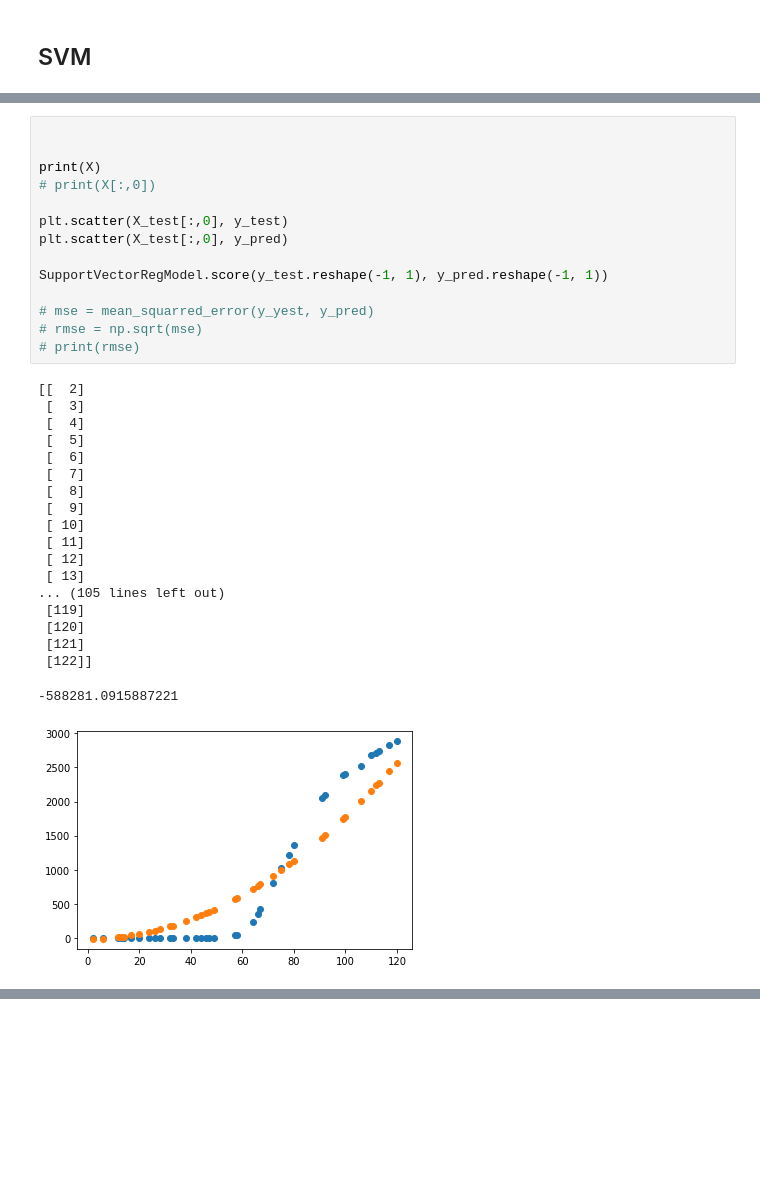
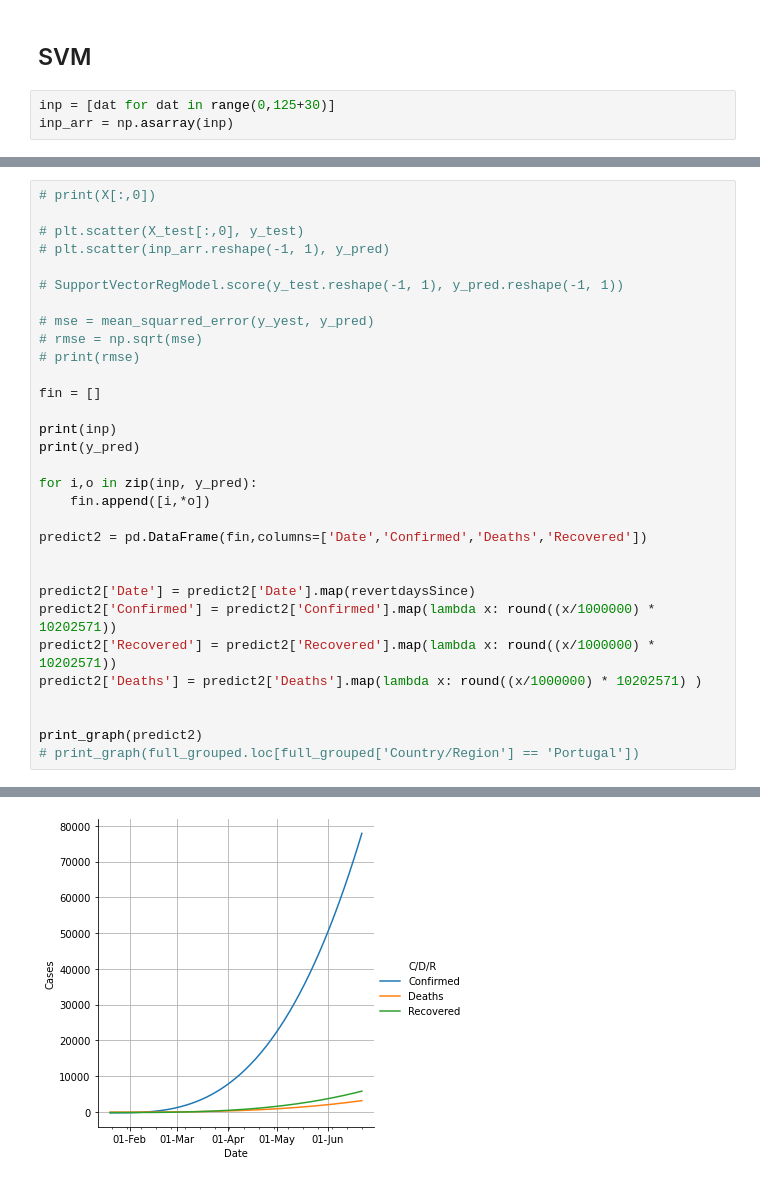
Before and after one commit to SALajes/iart-regression-modeling, a Jupyter notebook: Covid19.ipynb, the cells around one changed output, grey strips where cells are left out. Drawn from its saved outputs; the diff is of its cells as text; blank space fills up the shorter version.

Commit message:
SVR outputs 3 columns

```diff
--- a/Covid19.ipynb
+++ b/Covid19.ipynb
@@ -415,6 +416,9 @@ def print_graph(world_viz):
 # print_graph(full_grouped.loc[full_grouped['Country/Region'] == 'Portugal'])
 # %% [markdown]
 ## SVM
+# %%
+inp = [dat for dat in range(0,125+30)]
+inp_arr = np.asarray(inp)
 # %%
 X,Y = world_train_data(per_million, "Portugal")
 old_x = X
@@ -445,34 +442,32 @@ y_pred = SupportVectorRegModel.predict(X_test)
-# %%
-
-
-print(X)
-# print(X[:,0])
-
-plt.scatter(X_test[:,0], y_test)
-plt.scatter(X_test[:,0], y_pred)
-
-SupportVectorRegModel.score(y_test.reshape(-1, 1), y_pred.reshape(-1, 1))
-
-# mse = mean_squarred_error(y_yest, y_pred)
-# rmse = np.sqrt(mse)
-# print(rmse)
-# %% [output]
-[[  2]
- [  3]
- [  4]
- [  5]
- [  6]
- [  7]
- [  8]
- [  9]
- [ 10]
- [ 11]
- [ 12]
- [ 13]
-... (105 lines left out)
- [119]
- [120]
- [121]
- [122]]
--588281.0915887221
-[figure, removed]
+# %%
+# print(X[:,0])
+
+# plt.scatter(X_test[:,0], y_test)
+# plt.scatter(inp_arr.reshape(-1, 1), y_pred)
+
+# SupportVectorRegModel.score(y_test.reshape(-1, 1), y_pred.reshape(-1, 1))
+
+# mse = mean_squarred_error(y_yest, y_pred)
+# rmse = np.sqrt(mse)
+# print(rmse)
+
+fin = []
+
+print(inp)
+print(y_pred)
+
+for i,o in zip(inp, y_pred):
+    fin.append([i,*o])
+
+predict2 = pd.DataFrame(fin,columns=['Date','Confirmed','Deaths','Recovered'])
+
+
+predict2['Date'] = predict2['Date'].map(revertdaysSince)
+predict2['Confirmed'] = predict2['Confirmed'].map(lambda x: round((x/1000000) * 10202571))
+predict2['Recovered'] = predict2['Recovered'].map(lambda x: round((x/1000000) * 10202571))
+predict2['Deaths'] = predict2['Deaths'].map(lambda x: round((x/1000000) * 10202571) )
+
+
+print_graph(predict2)
+# print_graph(full_grouped.loc[full_grouped['Country/Region'] == 'Portugal'])
+# %% [output]
@@ -478,0 +491 @@ SupportVectorRegModel.score(y_test.reshape(-1, 1), y_pred.reshape(-1, 1))
+[figure, added]
```
Also changed, not shown: parts of 6 cells of this notebook.
